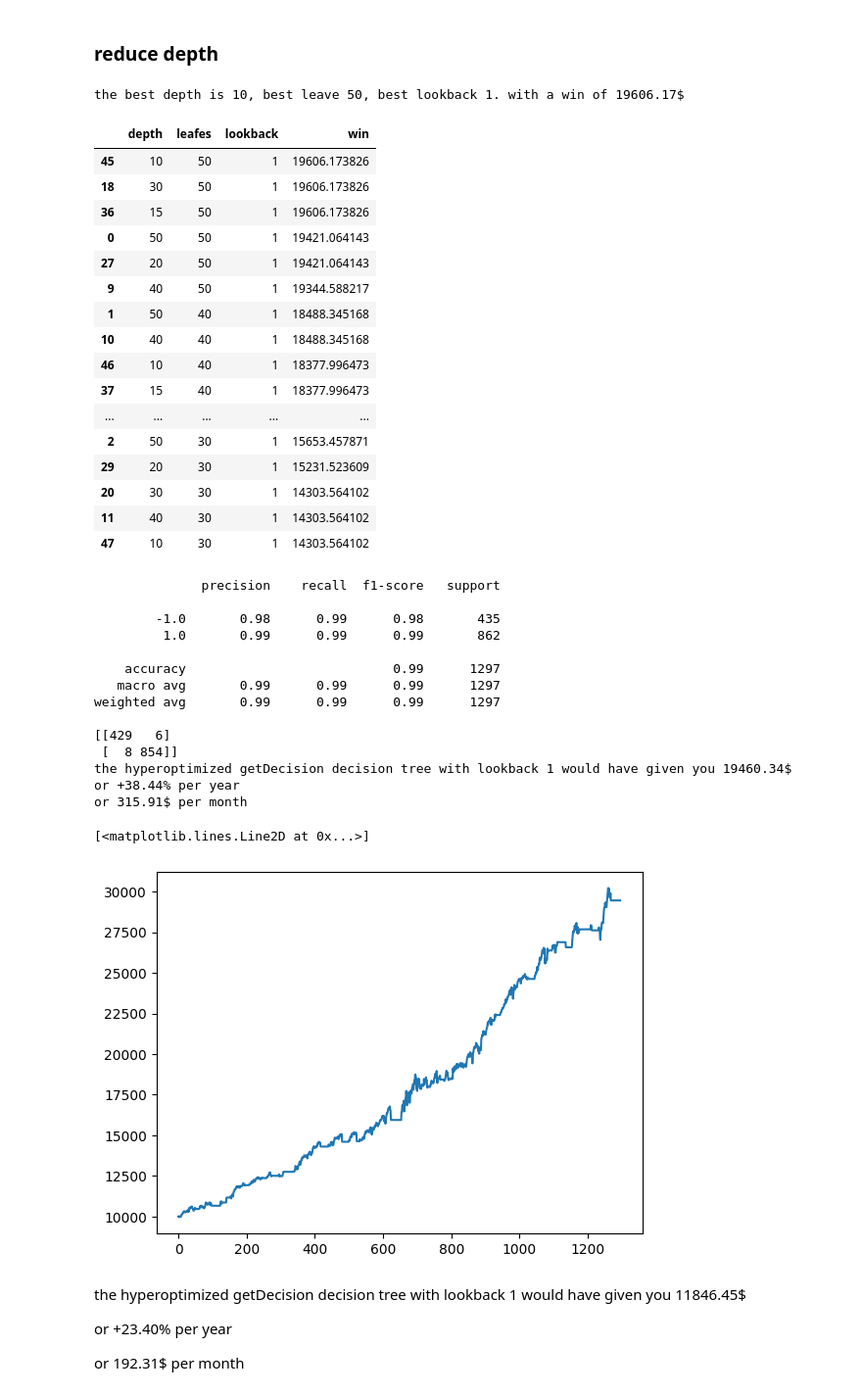
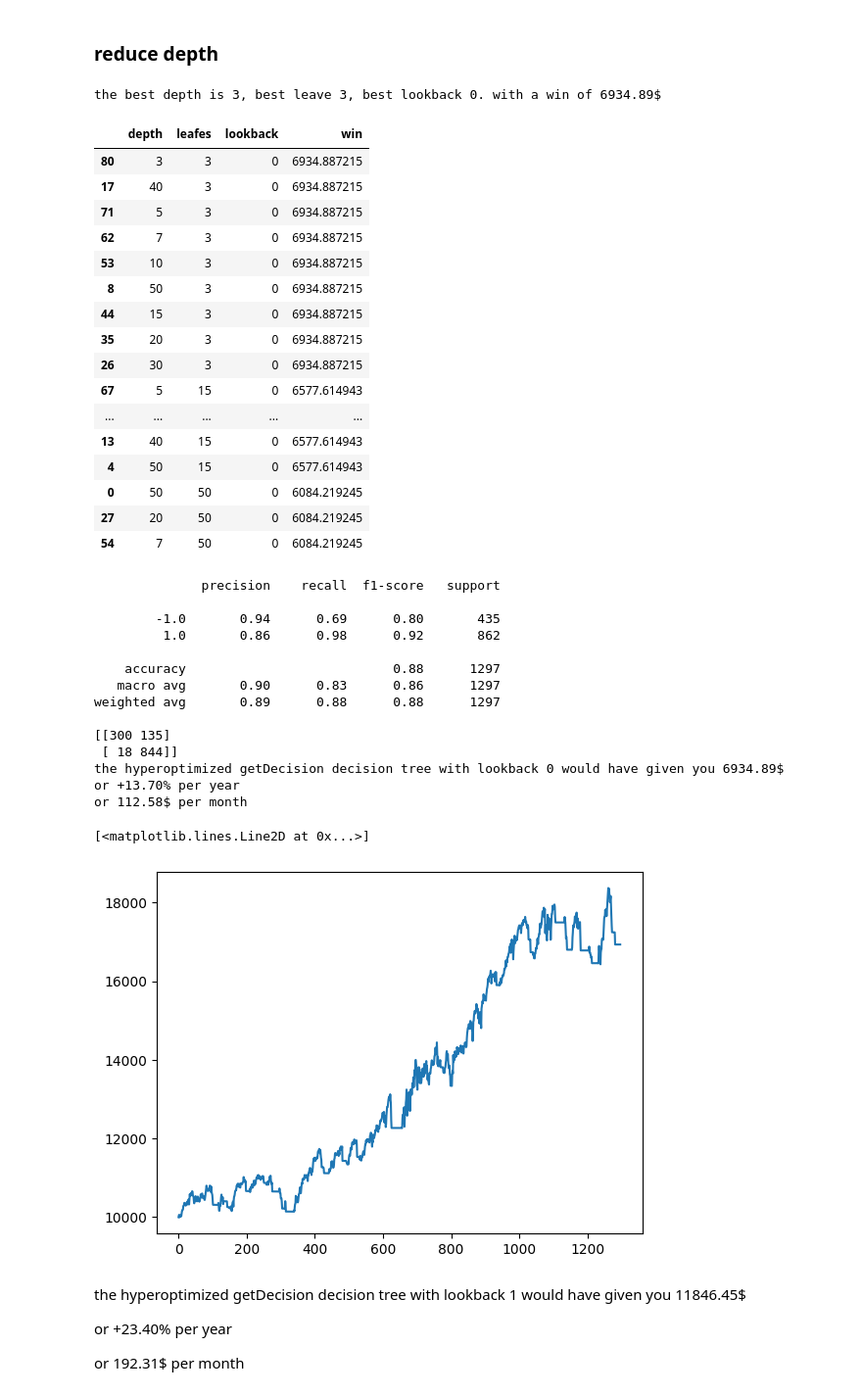
Before and after one commit to JustinGuese/tradingbot22-tradingbots, a Jupyter notebook: jupyternotebooks/correlations.ipynb, the cells around one changed output. Shown at 98% size. Drawn from its saved outputs; the diff is of its cells as text; code cells hidden in the pictures.

Commit message:
dec tree

```diff
--- a/jupyternotebooks/correlations.ipynb
+++ b/jupyternotebooks/correlations.ipynb
@@ -495,7 +500,10 @@ for lookback in range(0, 10):
     nrStocks = 0
     portfolio = dict()
     for i in range(lookback, len(df)):
-        prednow = np.median(preds[i-lookback:i])
+        if lookback > 0:
+            prednow = np.median(preds[i-lookback:i])
+        else:
+            prednow = preds[i]
         # if we switched stock sell the old and continue with new
         if df.iloc[i]["ticker"] != df.iloc[i-1]["ticker"]:
             money += nrStocks * df.iloc[i-1]["adj_close"] * (1 - COMMISSION)
@@ -560,6 +568,7 @@ df = bot.getTrend(df)
 # %%
 # for this use the whole data
 X, Y = df.drop(["signal", "ticker"], axis = 1).fillna(method="bfill").fillna(0), df["signal"]
+Xbig, Ybig = bigDf.drop(["signal", "ticker"], axis = 1).fillna(method="bfill").fillna(0), bigDf["signal"]
 # %%
 from sklearn.tree import _tree
 
@@ -622,8 +607,10 @@ def oneRun(model, lookbackarray = [1]):
         nrStocks = 0
         portfolio = []
         for i in range(lookback, len(df)):
-            # prednow = np.median(preds[i-lookback:i])
-            prednow = preds[i]
+            if lookback > 0:
+                prednow = np.median(preds[i-lookback:i+1])
+            else:
+                prednow = preds[i]
             # "translate" 0 to -1 like we did it before
             if prednow == 0:
                 prednow = -1
@@ -649,8 +636,8 @@ def oneRun(model, lookbackarray = [1]):
     return bestLookbackWin, bestLookback, bestLookbackPortfolio
 ## try it with a "blank" model
 clf = tree.DecisionTreeClassifier()
-clf.fit(X, Y)
-scr = clf.score(X, Y)
+clf.fit(Xbig, Ybig)
+scr = clf.score(Xbig, Ybig)
 print("score is: ", scr)
 bestLookbackWin, bestLookback, bestLookbackPortfolio = oneRun(clf, lookbackarray = [1,3,5,10])
 print("the un-tuned getDecision decision tree with lookback %d would have given you %.2f$" % (bestLookback, bestLookbackWin))
@@ -684,73 +671,74 @@ collection = []
 for depth in tqdm([50,40,30,20,15,10,7,5,3]):
     for leafes in [50,40,30,20,15,10,7,5,3]:
         clf = tree.DecisionTreeClassifier(max_depth=depth, max_leaf_nodes = leafes)
-        clf.fit(X, Y)
+        # train with bigdf, test with df (all world)
+        clf.fit(Xbig, Ybig)
         # scr = clf.score(X, Y)
         # print("score is: ", scr)
-        bestLookbackWin, lookback, bestLookbackPortfolio = oneRun(clf)
+        bestLookbackWin, lookback, bestLookbackPortfolio = oneRun(clf, lookbackarray = [0,1,3,5,10])
         collection.append([depth,leafes,lookback,bestLookbackWin])
-        if bestLookbackWin >= (bestDepthWin*.95): # equal to prefer smaller trees, 95% to accept a bit worse for smaller trees
+        if bestLookbackWin >= (bestDepthWin*.97): # equal to prefer smaller trees, 95% to accept a bit worse for smaller trees
             bestDepthWin = bestLookbackWin
             bestDepth = depth
             bestLeafes = leafes
             bestLookback = lookback
 print("the best depth is %d, best leave %d, best lookback %d. with a win of %.2f$" % (bestDepth, bestLeafes, bestLookback, bestDepthWin))
 # %% [output]
-the best depth is 10, best leave 50, best lookback 1. with a win of 19606.17$
+the best depth is 3, best leave 3, best lookback 0. with a win of 6934.89$
 # %%
 collection = pd.DataFrame(collection, columns = ["depth", "leafes", "lookback", "win"])
 collection.sort_values(by="win", ascending=False, inplace=True)
 collection.head(20)
 # %% [output]
 |  | depth | leafes | lookback | win |
-| 45 | 10 | 50 | 1 | 19606.173826 |
-| 18 | 30 | 50 | 1 | 19606.173826 |
-| 36 | 15 | 50 | 1 | 19606.173826 |
-| 0 | 50 | 50 | 1 | 19421.064143 |
-| 27 | 20 | 50 | 1 | 19421.064143 |
-| 9 | 40 | 50 | 1 | 19344.588217 |
-| 1 | 50 | 40 | 1 | 18488.345168 |
-| 10 | 40 | 40 | 1 | 18488.345168 |
-| 46 | 10 | 40 | 1 | 18377.996473 |
-| 37 | 15 | 40 | 1 | 18377.996473 |
+| 80 | 3 | 3 | 0 | 6934.887215 |
+| 17 | 40 | 3 | 0 | 6934.887215 |
+| 71 | 5 | 3 | 0 | 6934.887215 |
+| 62 | 7 | 3 | 0 | 6934.887215 |
+| 53 | 10 | 3 | 0 | 6934.887215 |
+| 8 | 50 | 3 | 0 | 6934.887215 |
+| 44 | 15 | 3 | 0 | 6934.887215 |
+| 35 | 20 | 3 | 0 | 6934.887215 |
+| 26 | 30 | 3 | 0 | 6934.887215 |
+| 67 | 5 | 15 | 0 | 6577.614943 |
 | ... | ... | ... | ... | ... |
-| 2 | 50 | 30 | 1 | 15653.457871 |
-| 29 | 20 | 30 | 1 | 15231.523609 |
-| 20 | 30 | 30 | 1 | 14303.564102 |
-| 11 | 40 | 30 | 1 | 14303.564102 |
-| 47 | 10 | 30 | 1 | 14303.564102 |
+| 13 | 40 | 15 | 0 | 6577.614943 |
+| 4 | 50 | 15 | 0 | 6577.614943 |
+| 0 | 50 | 50 | 0 | 6084.219245 |
+| 27 | 20 | 50 | 0 | 6084.219245 |
+| 54 | 7 | 50 | 0 | 6084.219245 |
 # %%
 clf = tree.DecisionTreeClassifier(max_depth=bestDepth, max_leaf_nodes = bestLeafes)
-clf.fit(X, Y)
+clf.fit(Xbig, Ybig)
 preds = clf.predict(X)
 print(metrics.classification_report(df["signal"], preds))
 print(metrics.confusion_matrix(df["signal"], preds))
 bestLookbackWin, bestLookback, bestLookbackPortfolio = oneRun(clf, lookbackarray = [bestLookback])
 print("the hyperoptimized getDecision decision tree with lookback %d would have given you %.2f$" % (bestLookback, bestLookbackWin))
 days = (df.index[-1] - df.index[0]).days
 winPct = bestLookbackWin / startMoney * 100
 winPctYear = winPct / days * 365
 print("or +%.2f%% per year" % winPctYear)
 winPerMonth = bestLookbackWin / days * 30
 print("or %.2f$ per month" % winPerMonth)
 plt.plot(bestLookbackPortfolio)
 # %% [output]
               precision    recall  f1-score   support
 
-        -1.0       0.98      0.99      0.98       435
-         1.0       0.99      0.99      0.99       862
+        -1.0       0.94      0.69      0.80       435
+         1.0       0.86      0.98      0.92       862
 
-    accuracy                           0.99      1297
-   macro avg       0.99      0.99      0.99      1297
-weighted avg       0.99      0.99      0.99      1297
+    accuracy                           0.88      1297
+   macro avg       0.90      0.83      0.86      1297
+weighted avg       0.89      0.88      0.88      1297
 
-[[429   6]
- [  8 854]]
-the hyperoptimized getDecision decision tree with lookback 1 would have given you 19460.34$
-or +38.44% per year
-or 315.91$ per month
+[[300 135]
+ [ 18 844]]
+the hyperoptimized getDecision decision tree with lookback 0 would have given you 6934.89$
+or +13.70% per year
+or 112.58$ per month
 [<matplotlib.lines.Line2D at 0x...>]
-[figure, old version]
+[figure, new version]
 # %% [markdown]
 the hyperoptimized getDecision decision tree with lookback 1 would have given you 11846.45$
 
```
Also changed, not shown: parts of 6 cells of this notebook, 1 other file.
